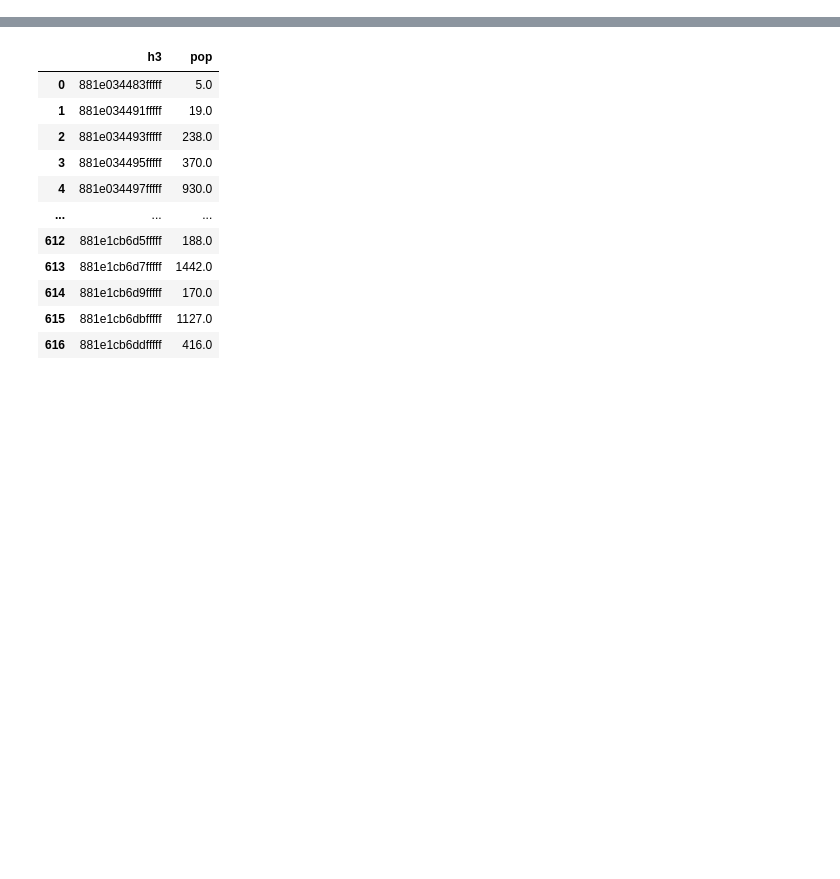
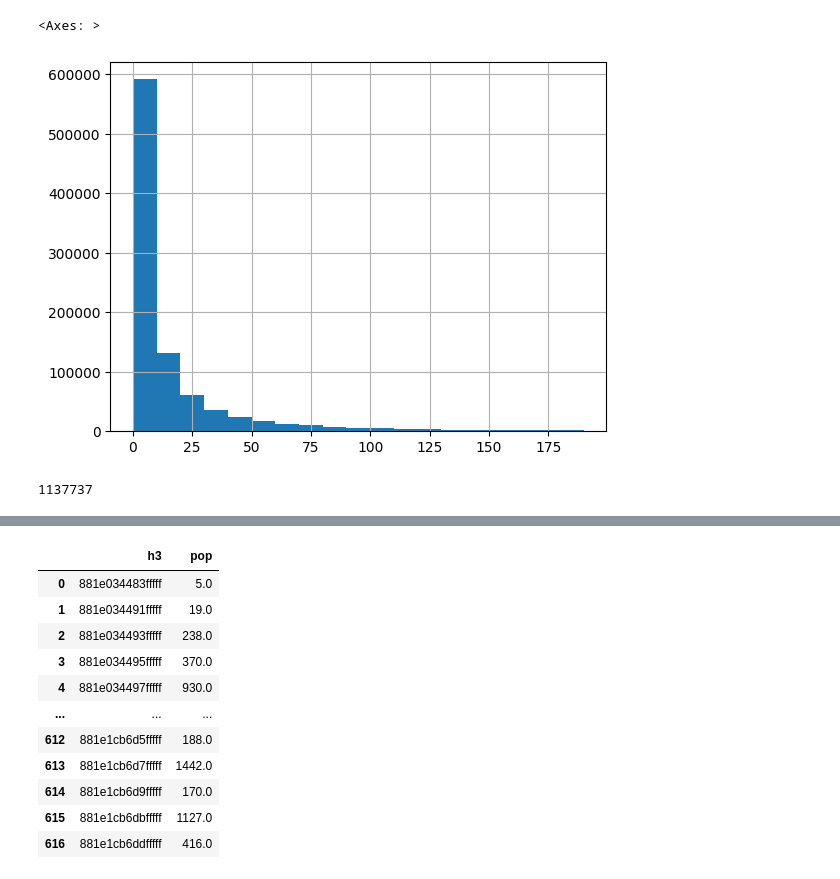
Before and after one commit to ANETILab/wp7_data_processing, a Jupyter notebook: src/06_analyze_home_and_work_locations.ipynb, the cells around one changed output, grey strips where cells are left out. Drawn from its saved outputs; the diff is of its cells as text; code cells hidden in the pictures; blank space fills up the shorter version.

```diff
--- a/src/06_analyze_home_and_work_locations.ipynb
+++ b/src/06_analyze_home_and_work_locations.ipynb
@@ -46,6 +51,15 @@ hw = pl.read_parquet(
+# %%
+hw.to_pandas()["count_work"].hist(bins=range(0, 200, 10))
+# %% [output]
+<Axes: >
+[figure, added]
 # %%
 home_count = sum_locations_in_hexagons(hw, f"h3_{RES}_home")
 work_count = sum_locations_in_hexagons(hw, f"h3_{RES}_work")
+# %%
+home_count["count"].sum()
+# %% [output]
+1137737
 # %%
 h3_geo = gpd.read_file(f"../data/h3/budapest/{RES}.geojson")
 # %%
```
Also changed, not shown: parts of 12 cells of this notebook.
